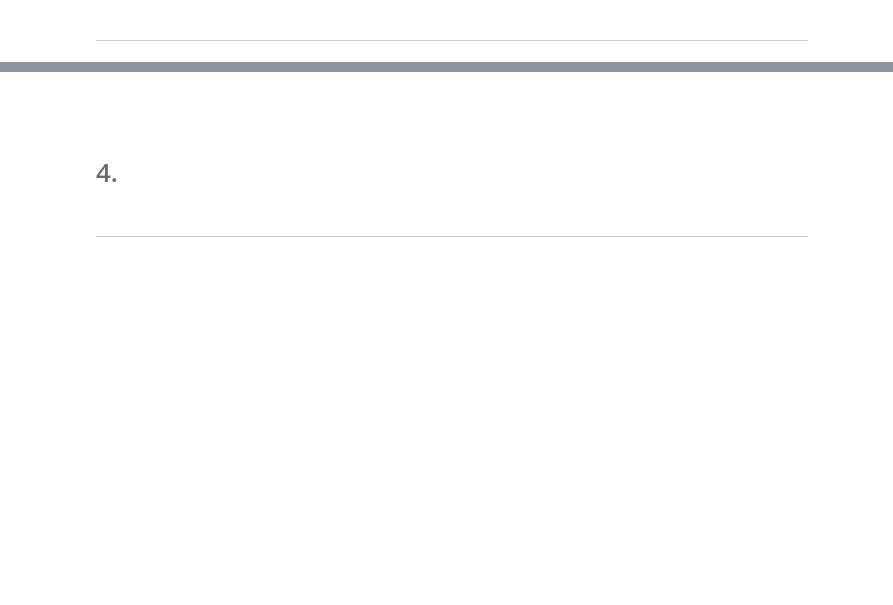
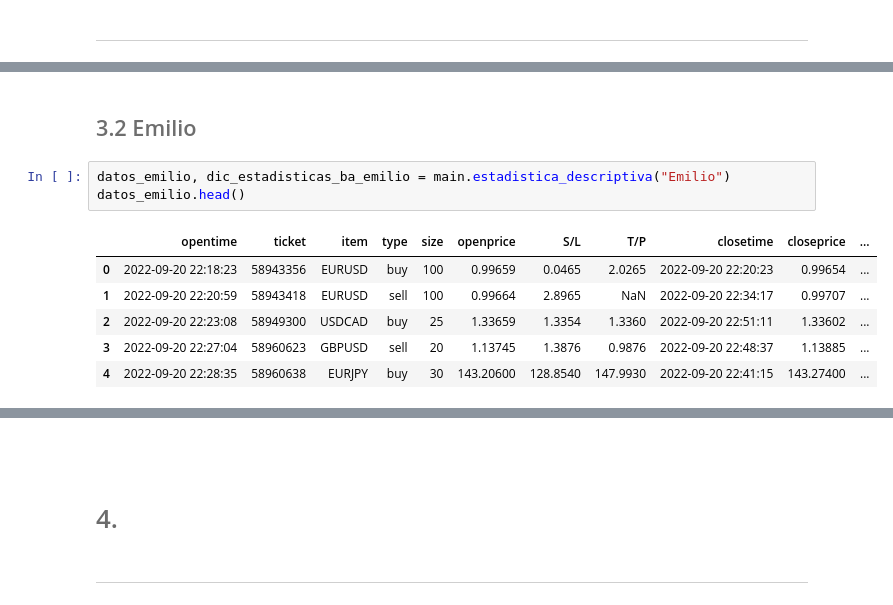
Before and after one commit to cardenasramosr/MyST_LAB_3, a Jupyter notebook: notebook.ipynb, the cells around one changed output, grey strips where cells are left out. Drawn from its saved outputs; the diff is of its cells as text; blank space fills up the shorter version.

```diff
--- a/notebook.ipynb
+++ b/notebook.ipynb
@@ -64,0 +117,12 @@ import main
+# %% [markdown]
+## <font color= #6E6E6E> 3.2 Emilio </font>
+# %%
+datos_emilio, dic_estadisticas_ba_emilio = main.estadistica_descriptiva("Emilio")
+datos_emilio.head()
+# %% [output]
+|  | opentime | ticket | item | type | size | openprice | S/L | T/P | closetime | closeprice | ... |
+| 0 | 2022-09-20 22:18:23 | 58943356 | EURUSD | buy | 100 | 0.99659 | 0.0465 | 2.0265 | 2022-09-20 22:20:23 | 0.99654 | ... |
+| 1 | 2022-09-20 22:20:59 | 58943418 | EURUSD | sell | 100 | 0.99664 | 2.8965 | NaN | 2022-09-20 22:34:17 | 0.99707 | ... |
+| 2 | 2022-09-20 22:23:08 | 58949300 | USDCAD | buy | 25 | 1.33659 | 1.3354 | 1.3360 | 2022-09-20 22:51:11 | 1.33602 | ... |
+| 3 | 2022-09-20 22:27:04 | 58960623 | GBPUSD | sell | 20 | 1.13745 | 1.3876 | 0.9876 | 2022-09-20 22:48:37 | 1.13885 | ... |
+| 4 | 2022-09-20 22:28:35 | 58960638 | EURJPY | buy | 30 | 143.20600 | 128.8540 | 147.9930 | 2022-09-20 22:41:15 | 143.27400 | ... |
```
Also changed, not shown: parts of 14 cells of this notebook, 3 other files.
